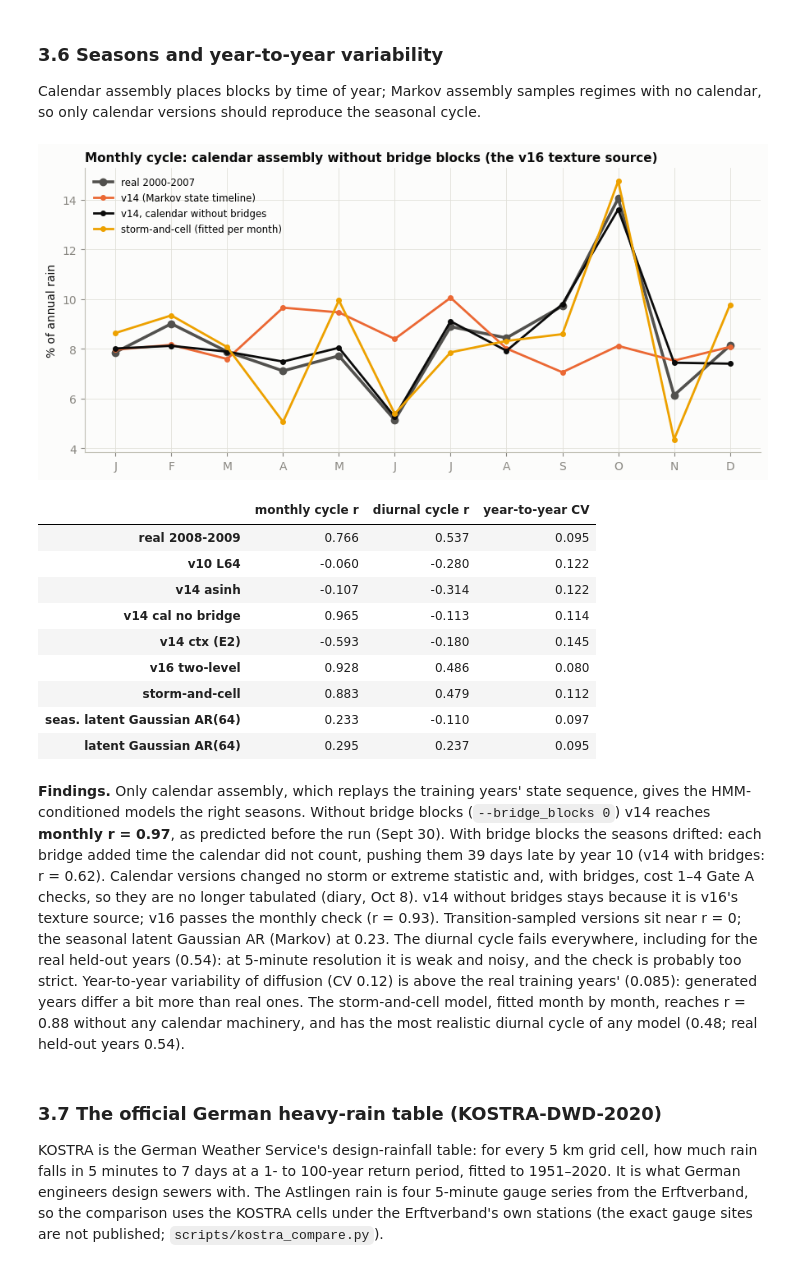
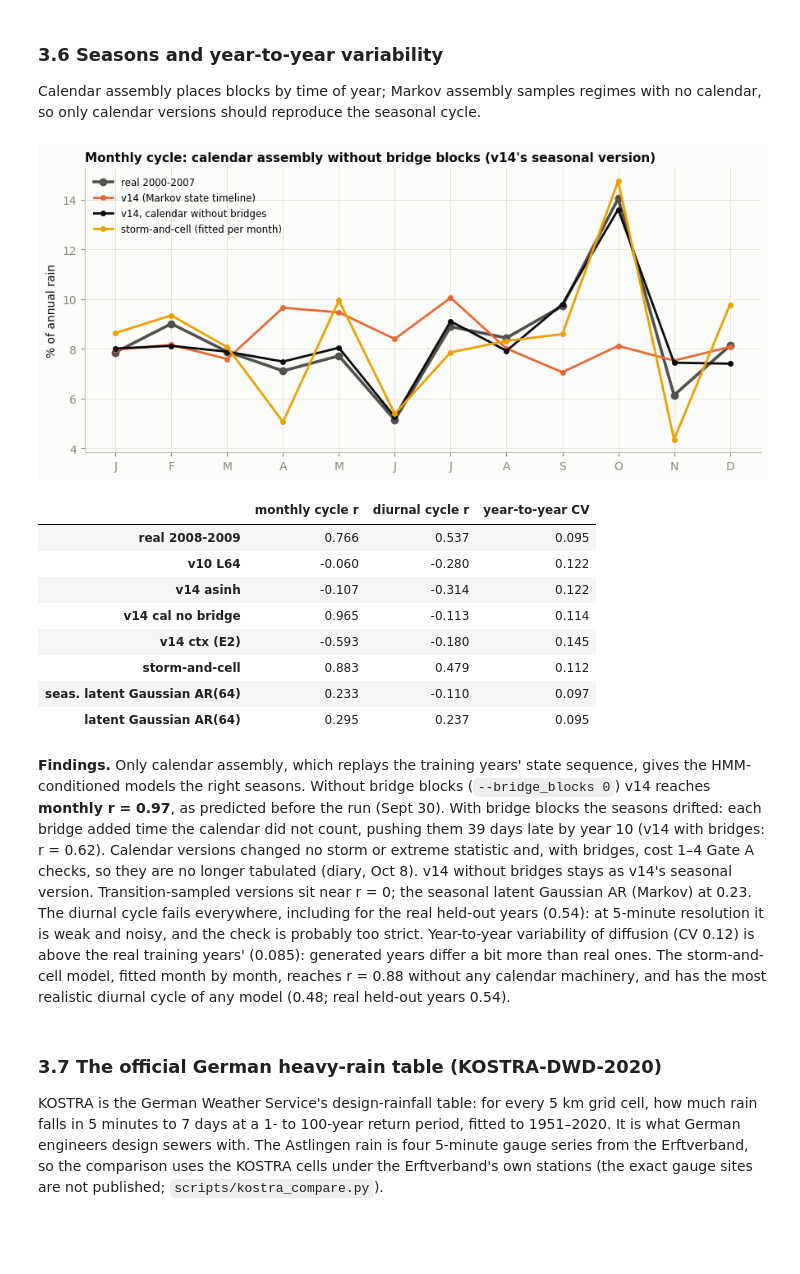
Before and after one commit to tanyarw/ImagenFew, a Jupyter notebook: notebooks/research_evaluation.ipynb, the cells around one changed output. Drawn from its saved outputs; the diff is of its cells as text; code cells hidden in the pictures; blank space fills up the shorter version.

```diff
--- a/notebooks/research_evaluation.ipynb
+++ b/notebooks/research_evaluation.ipynb
@@ -236,8 +237,7 @@ reference years (0.70–1.45). Scored apart from the 18 checks above, which keep
 # %%
 T6 = E['tier6']
 t6rows = ['real 2008-2009', 'v8', 'v10', 'v12', 'v13', 'v14', 'v15_ctrl', 'v15', 'v14_nobridge_cal', 'v14_ctx',
-          'bartlett_lewis', 'arima_copula_len64', 'arima_copula_occ_len64',
-          'v16', 'v16_m1', 'v16_m2', 'v16_m3', 'v16_m4']
+          'bartlett_lewis', 'arima_copula_len64', 'arima_copula_occ_len64']
 cols6 = {'storms_ge10mm_yr': 'storms >= 10 mm /yr', 'rain_in_320min_pct': '% rain in storms > 320 min',
          'top10_storm_mm': 'top-10 depth (mm)', 'storms_320min_yr': 'storms > 320 min /yr', 'max_storm_mm': 'largest (mm)'}
 t6 = pd.DataFrame({n: E['hydro'][n] for n in ['real 2000-2007'] + t6rows}).T[list(cols6)].astype(float)
@@ -564,31 +561,30 @@ calendar, so only calendar versions should reproduce the seasonal cycle.
 # %%
 fig, ax = plt.subplots(figsize=(9, 4.2))
 mon = np.arange(1, 13)
 norm = lambda v: v / v.sum() * 100
 ax.plot(mon, norm(E['curves']['real 2000-2007']['monthly']), color=REAL, lw=2.6, marker='o', label='real 2000-2007')
 ax.plot(mon, norm(E['curves']['v14']['monthly']), color=col('v14'), marker='o', ms=4, label='v14 (Markov state timeline)')
 ax.plot(mon, norm(E['curves']['v14_nobridge_cal']['monthly']), color=INK, marker='o', ms=4, label='v14, calendar without bridges')
 ax.plot(mon, norm(E['curves']['bartlett_lewis']['monthly']), color=col('bartlett_lewis'),
         marker='o', ms=4, label=lab('bartlett_lewis') + ' (fitted per month)')
 ax.set_xticks(mon); ax.set_xticklabels(list('JFMAMJJASOND')); ax.set_ylabel('% of annual rain')
-ax.legend(fontsize=8.5); ax.set_title('Monthly cycle: calendar assembly without bridge blocks (the v16 texture source)')
+ax.legend(fontsize=8.5); ax.set_title('Monthly cycle: calendar assembly without bridge blocks (v14\'s seasonal version)')
 plt.tight_layout(); plt.show()
 
-srows = ['real 2008-2009', 'v10', 'v14', 'v14_nobridge_cal', 'v14_ctx', 'v16', 'bartlett_lewis',
+srows = ['real 2008-2009', 'v10', 'v14', 'v14_nobridge_cal', 'v14_ctx', 'bartlett_lewis',
          'arima_copula_seas_markov_len64', 'arima_copula_occ_len64']
 t36 = H.loc[srows, ['monthly_r', 'diurnal_r', 'interannual_cv']].astype(float)
 t36.columns = ['monthly cycle r', 'diurnal cycle r', 'year-to-year CV']
 t36.index = [lab(n) for n in srows]
 t36.round(3)
 # %% [output]
 [figure]
 |  | monthly cycle r | diurnal cycle r | year-to-year CV |
 | real 2008-2009 | 0.766 | 0.537 | 0.095 |
 | v10 L64 | -0.060 | -0.280 | 0.122 |
 | v14 asinh | -0.107 | -0.314 | 0.122 |
 | v14 cal no bridge | 0.965 | -0.113 | 0.114 |
 | v14 ctx (E2) | -0.593 | -0.180 | 0.145 |
-| v16 two-level | 0.928 | 0.486 | 0.080 |
 | storm-and-cell | 0.883 | 0.479 | 0.112 |
 | seas. latent Gaussian AR(64) | 0.233 | -0.110 | 0.097 |
 | latent Gaussian AR(64) | 0.295 | 0.237 | 0.095 |
@@ -599,7 +595,7 @@ reaches **monthly r = 0.97**, as predicted before the run (Sept 30). With bridge
 drifted: each bridge added time the calendar did not count, pushing them 39 days late by year 10
 (v14 with bridges: r = 0.62). Calendar versions changed no storm or extreme statistic and, with
 bridges, cost 1–4 Gate A checks, so they are no longer tabulated (diary, Oct 8). v14 without
-bridges stays because it is v16's texture source; v16 passes the monthly check (r = 0.93).
+bridges stays as v14's seasonal version.
 Transition-sampled versions sit near r = 0; the seasonal latent Gaussian AR (Markov) at 0.23.
 The diurnal cycle fails everywhere, including for the real held-out years (0.54): at 5-minute
 resolution it is weak and noisy, and the check is probably too strict. Year-to-year variability
```
Also changed, not shown: parts of 9 cells of this notebook, 9 other files.
